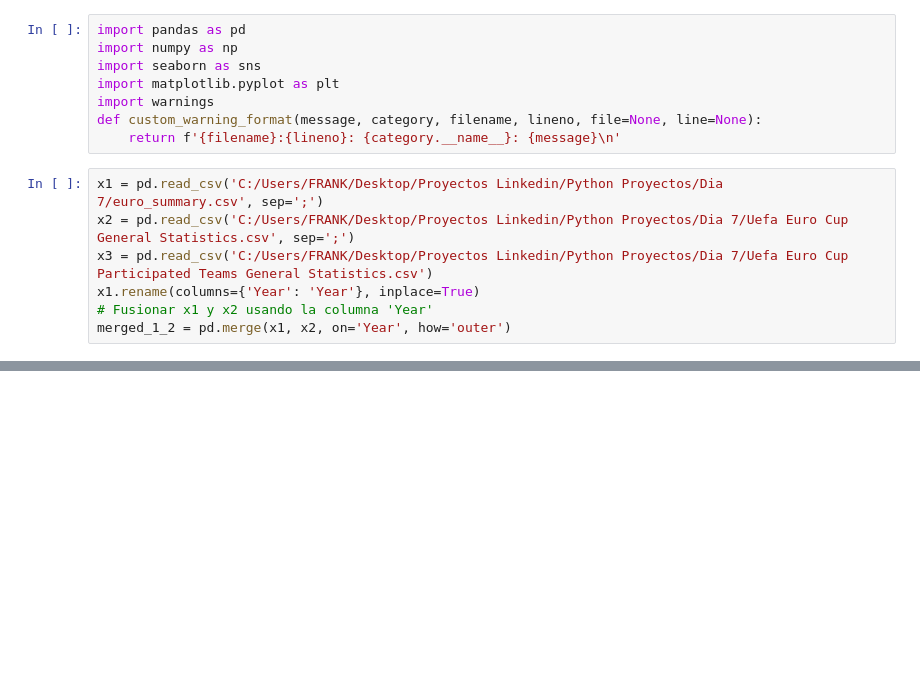
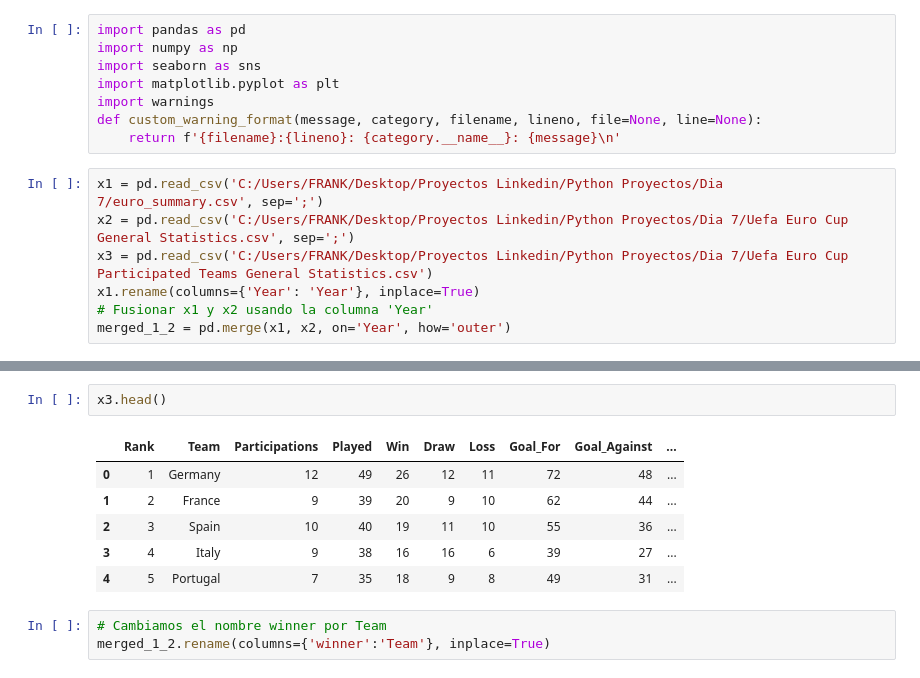
Before and after one commit to FrankRomeroT/H-bito, a Jupyter notebook: Dia 7/euro_champion.ipynb, the cells around one changed output, grey strips where cells are left out. Saved outputs shown, nothing was run; the diff lists cells and outputs as text; blank space fills up the shorter version.

```diff
--- a/Dia 7/euro_champion.ipynb
+++ b/Dia 7/euro_champion.ipynb
@@ -188,0 +165,12 @@ for column in columns_to_convert: # bucle
+# %%
+x3.head()
+# %% [output]
+|  | Rank | Team | Participations | Played | Win | Draw | Loss | Goal_For | Goal_Against | ... |
+| 0 | 1 | Germany | 12 | 49 | 26 | 12 | 11 | 72 | 48 | ... |
+| 1 | 2 | France | 9 | 39 | 20 | 9 | 10 | 62 | 44 | ... |
+| 2 | 3 | Spain | 10 | 40 | 19 | 11 | 10 | 55 | 36 | ... |
+| 3 | 4 | Italy | 9 | 38 | 16 | 16 | 6 | 39 | 27 | ... |
+| 4 | 5 | Portugal | 7 | 35 | 18 | 9 | 8 | 49 | 31 | ... |
+# %%
+# Cambiamos el nombre winner por Team
+merged_1_2.rename(columns={'winner':'Team'}, inplace=True)
```
Also changed, not shown: parts of 17 cells of this notebook, 1 other file.
